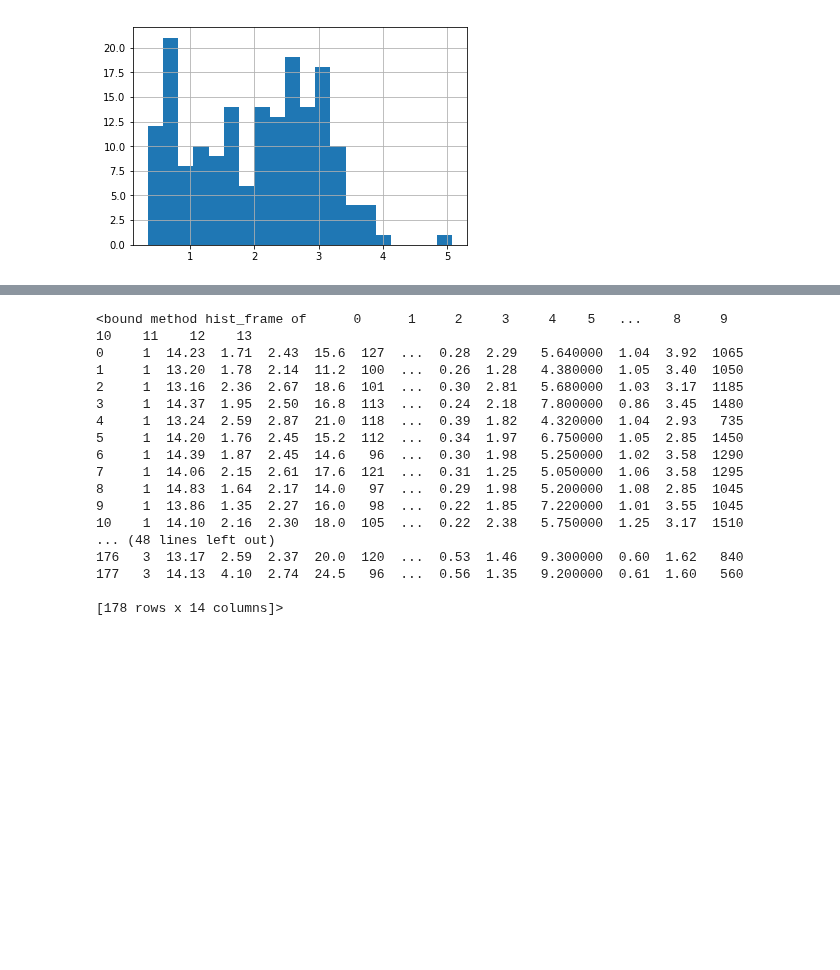
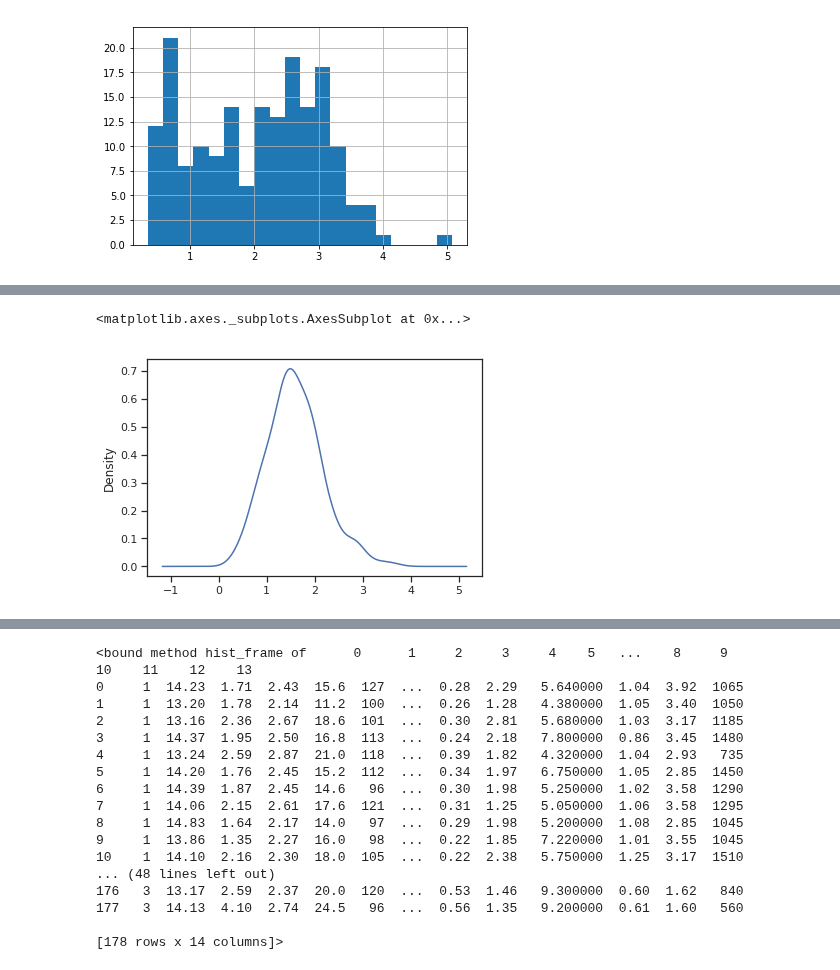
Before and after one commit to HeyLaxmi/DS-Unit-1-Sprint-1-Dealing-With-Data, a Jupyter notebook: Copy_of_LS_DS_112_Loading_Data.ipynb, the cells around one changed output, grey strips where cells are left out. Saved outputs shown, nothing was run; the diff lists cells and outputs as text; code cells hidden in the pictures; blank space fills up the shorter version.

```diff
--- a/Copy_of_LS_DS_112_Loading_Data.ipynb
+++ b/Copy_of_LS_DS_112_Loading_Data.ipynb
@@ -421,0 +443,6 @@ wine_data.alcohol.hist(bins=20);
+# %%
+# Seaborn Density plot
+wine_data.ash.plot.density()
+# %% [output]
+<matplotlib.axes._subplots.AxesSubplot at 0x...>
+[figure, added]
```
Also changed, not shown: parts of 5 cells of this notebook.
